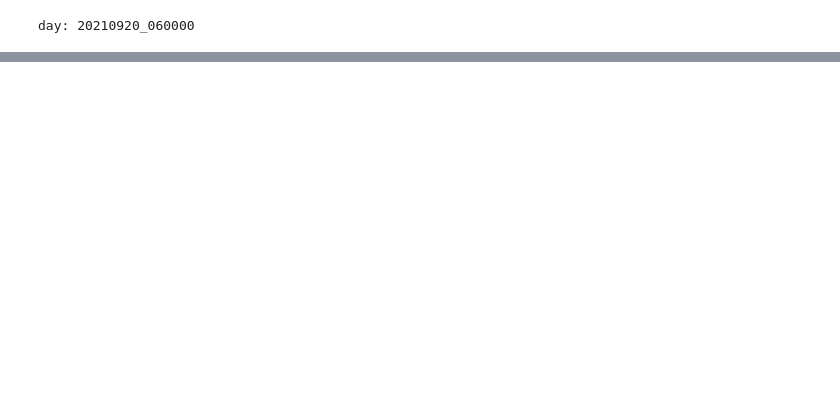
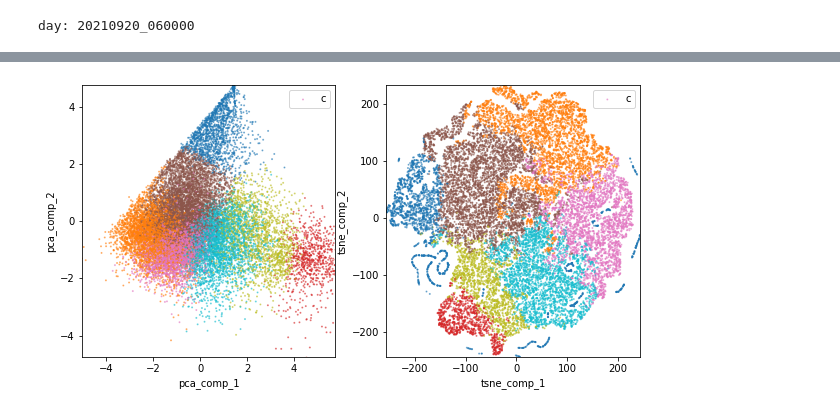
Before and after one commit to UlrikeScherer/Fish-Tracking-Visualization, a Jupyter notebook: Untitled2.ipynb, the cells around one changed output, grey strips where cells are left out. Saved outputs shown, nothing was run; the diff lists cells and outputs as text; code cells hidden in the pictures; blank space fills up the shorter version.

```diff
--- a/Untitled2.ipynb
+++ b/Untitled2.ipynb
@@ -113,3 +138,29 @@ Wall time: 9.82 s
+# %%
+def sub_figure(ax, x, y, clusters,x_label, y_label):
+    ax.scatter(x,y,c=clusters, cmap=plt.get_cmap("tab10"), alpha=0.5, label="c")
+    ax.set_xlabel(x_label)
+    ax.set_ylabel(y_label)
+    m_x, std_x, x_min, x_max = np.mean(x), np.std(x), np.min(x), np.max(x)
+    m_y, std_y, y_min, y_max = np.mean(y), np.std(y), np.min(y), np.max(y)
+    s = 3
+    ax.set_xlim(max(-s*std_x+m_x, x_min),min(m_x+std_x*s,x_max))
+    ax.set_ylim(max(-s*std_y+m_y, y_min),min(m_y+std_y*s, y_max))
+    ax.legend()
+
+def plot_components(X_pca,X_tsne,clusters, trace_size):
+    max_number_of_rows = 20000
+    if X_pca.shape[0]> max_number_of_rows:
+        rand_select = np.random.choice(X_pca.shape[0], size=max_number_of_rows, replace=False)
+        X_pca, X_tsne, clusters = X_pca[rand_select], X_tsne[rand_select], clusters[rand_select]
+    fig, axs = plt.subplots(nrows=1,ncols=2, figsize=(5*2,5*1))
+    m_f, metric_names = get_metrics_for_traces()
+    sub_figure(axs[0], X_pca[:,0], X_pca[:,1],clusters, "pca_comp_1", "pca_comp_2")
+    sub_figure(axs[1], X_tsne[:,0], X_tsne[:,1], clusters,  "tsne_comp_1", "tsne_comp_2")
+    fig.savefig("clustering_lines_%d.pdf"%trace_size)
+
+plot_components(pca_traces, X_embedded,clusters, trace_size)
+# %% [output]
+[figure, new version]
 # %%
 f = draw_multi_density_TSNE(X_embedded, clusters, n_clusters, size=50)
 # %%
```
Also changed, not shown: parts of 15 cells of this notebook, 1 other file.
